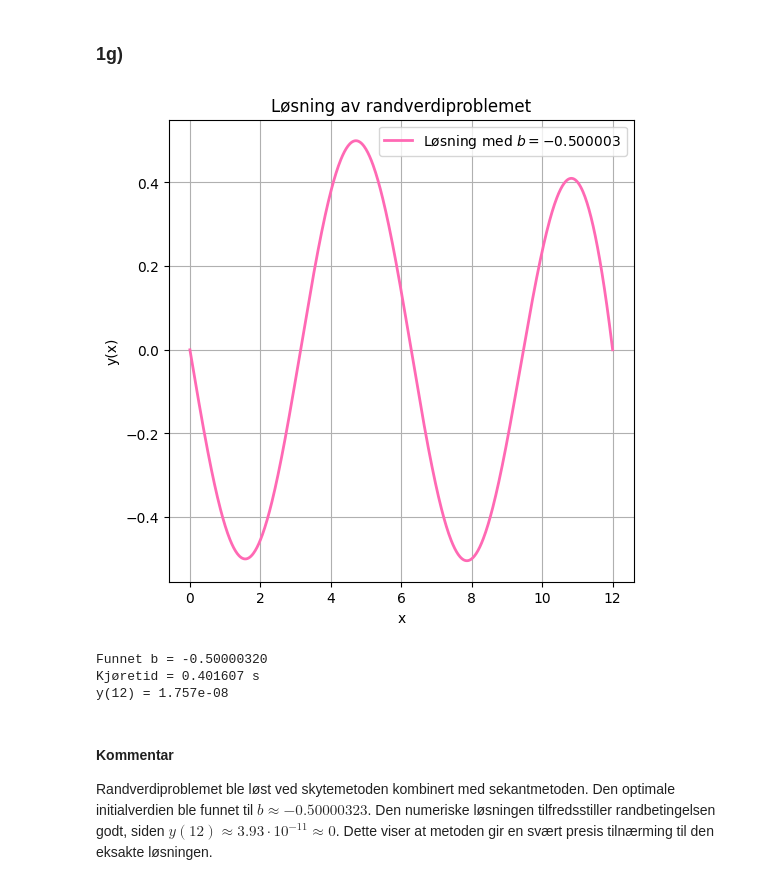
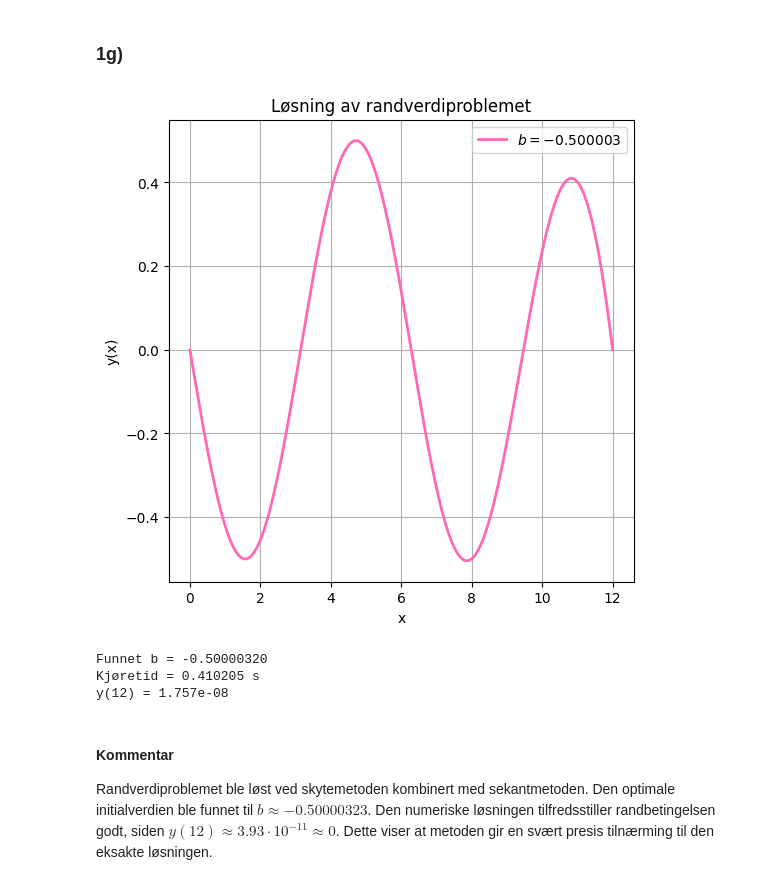
Before and after one commit to selmaberg05/TMA4320-Prosjekt3-gruppe-Andrihol-Emilyan-Selmahbe, a Jupyter notebook: Prosjekt3.ipynb, the cells around one changed output. Cells and saved outputs as stored; diff of their text form; code cells hidden in the pictures.

```diff
--- a/Prosjekt3.ipynb
+++ b/Prosjekt3.ipynb
@@ -517,65 +529,70 @@ plt.show()
 # %% [markdown]
 ### 1g)
 # %%
-
+# Definerer differensialligningen
 def f_1g(x, y):
     return np.array([y[1], y[0] + np.sin(x)])
 
+# Skytemetoden
 def g_shoot_1g(b):
-    #parametere
     x_init = 0
     x_end = 12
-    y_init = np.array([0.0, b]) #y(0)=0 og y'(0)=b
+    y_init = np.array([0.0, b])  # gjetter y'(0) = b
+
     h0 = 0.1
     tol = 1e-7
     alpha = 0.8
 
-    #løser initialverdiproblemet for gitt b
-    x_vals, y_vals, h_vals, n, m = solve_rk(f_1g, x_init, x_end, y_init, h0, tol, alpha)
-    return y_vals[-1, 0]
+    x_vals, y_vals, h_vals, n, m = solve_rk(
+        f_1g, x_init, x_end, y_init, h0, tol, alpha
+    )
 
-#parametere
+    return y_vals[-1, 0]  # y(12)
+
+
+# Parametere
 x_init = 0
 x_end = 12
 h0 = 0.1
 tol = 1e-7
 alpha = 0.8
 
-#startgjettinger
+# Startgjetninger
 b0 = 0.0
 b1 = 1.0
 
-#starter tidtaker
+# Tidsmåling
 start_num = time.perf_counter()
 
-#finner b
+# Finner riktig b
 b_root, b_values = secant(g_shoot_1g, b0, b1, tol)
 
-#løser difflikning
 y_init = np.array([0.0, b_root])
-x_vals, y_vals, h_vals, n, m = solve_rk(f_1g, x_init, x_end, y_init, h0, tol, alpha)
+x_vals, y_vals, h_vals, n, m = solve_rk(
+    f_1g, x_init, x_end, y_init, h0, tol, alpha
+)
 
-#stopper tidtaker
 end_num = time.perf_counter()
 
-
-#plot
+# Plotter løsningen
 plt.figure()
-plt.plot(x_vals, y_vals[:, 0], label=fr"Løsning med $b={b_root:.6f}$", color="hotpink")
+plt.plot(x_vals, y_vals[:, 0],
+         label=fr"$b={b_root:.6f}$", color="hotpink")
 plt.title("Løsning av randverdiproblemet")
 plt.xlabel("x")
 plt.ylabel("y(x)")
 plt.grid(True)
 plt.legend()
 plt.show()
 
+# Skriver ut resultat
 print(f"Funnet b = {b_root:.8f}")
 print(f"Kjøretid = {end_num - start_num:.6f} s")
 print(f"y(12) = {y_vals[-1,0]:.3e}")
 # %% [output]
-[figure, old version]
+[figure, new version]
 Funnet b = -0.50000320
-Kjøretid = 0.401607 s
+Kjøretid = 0.410205 s
 y(12) = 1.757e-08
 # %% [markdown]
 #### Kommentar
```
Also changed, not shown: parts of 17 cells of this notebook, 1 other file.
